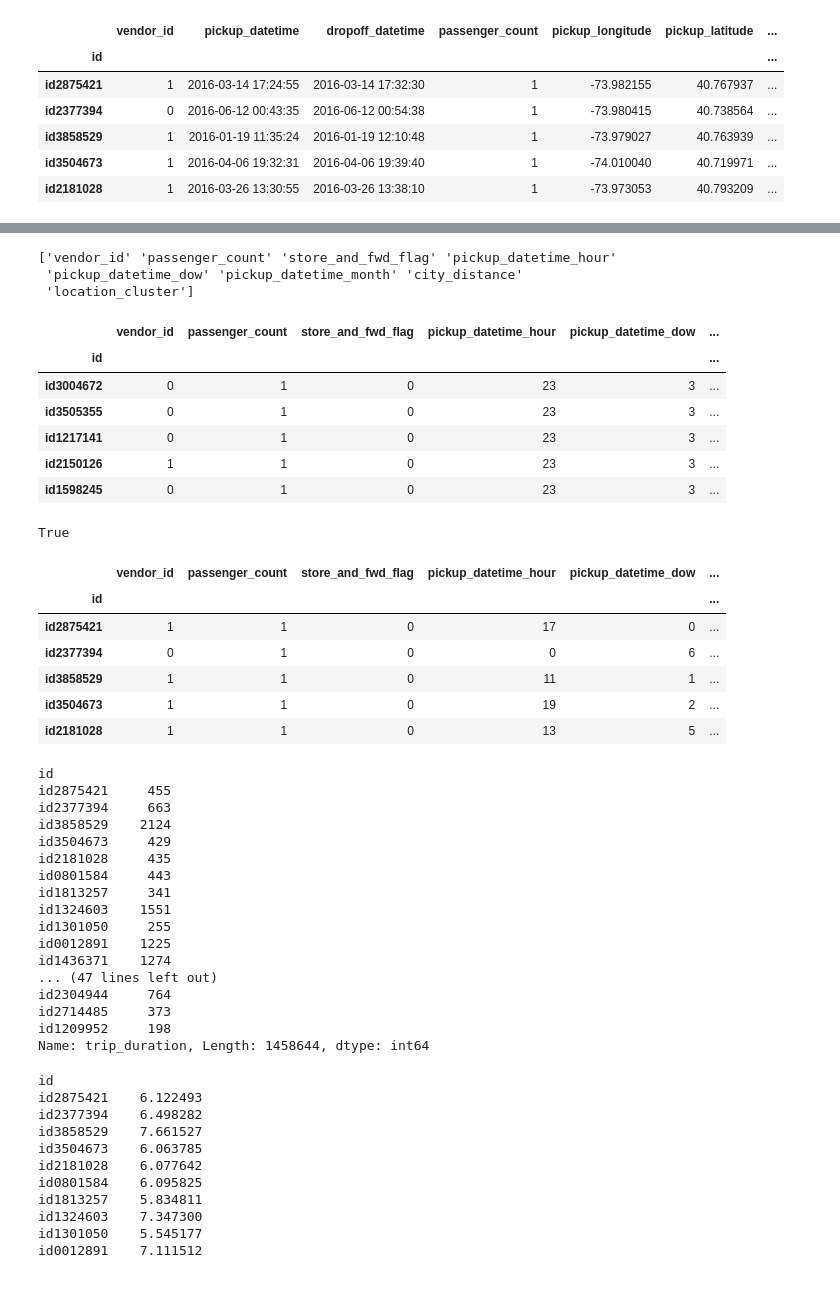
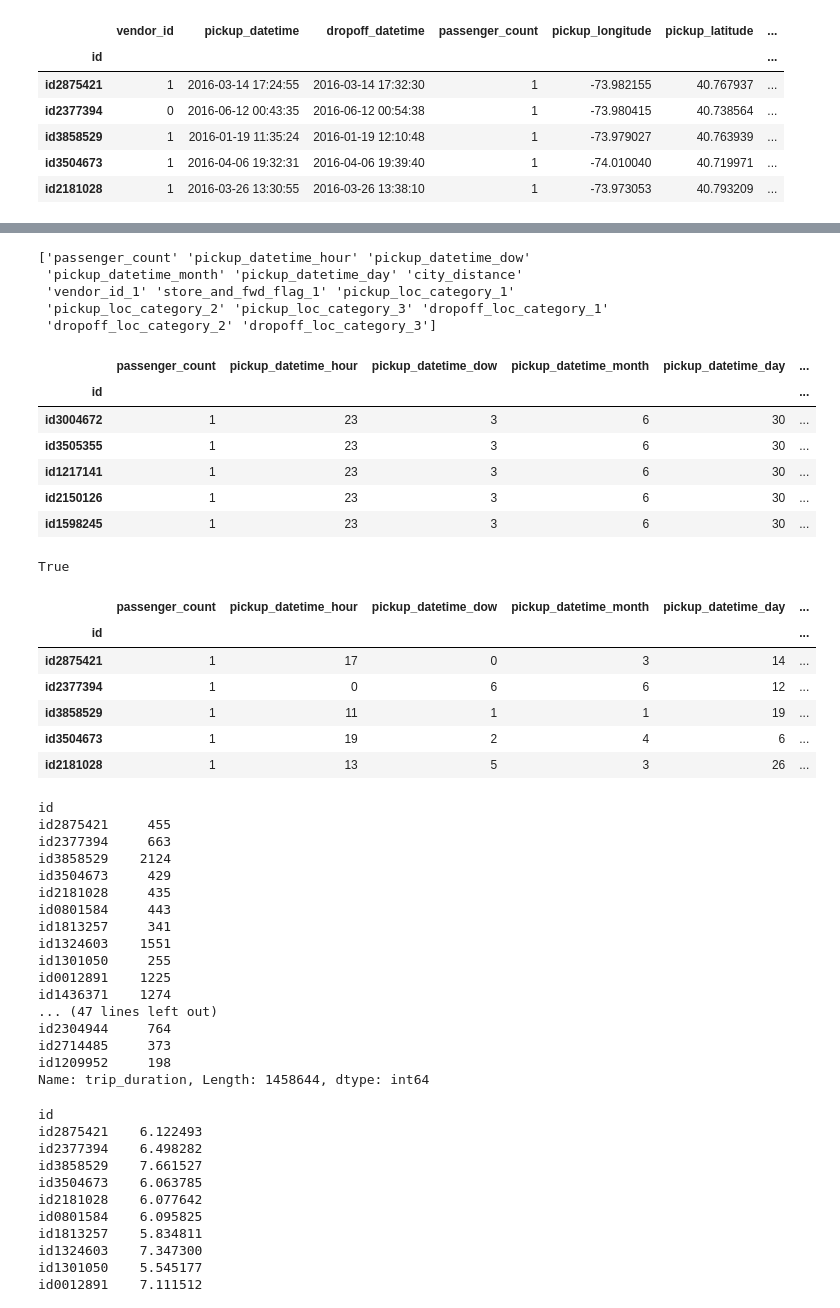
Before and after one commit to doneill612/HETIC-Datascience, a Jupyter notebook: kaggle_kernel.ipynb, the cells around one changed output, grey strips where cells are left out. Cells and saved outputs as stored; diff of their text form; code cells hidden in the pictures.

```diff
--- a/kaggle_kernel.ipynb
+++ b/kaggle_kernel.ipynb
@@ -180,18 +181,22 @@ test = restore_test()
 pickup_hour = train['pickup_datetime'].dt.hour
 pickup_dow = train['pickup_datetime'].dt.dayofweek
 pickup_month = train['pickup_datetime'].dt.month
+pickup_day = train['pickup_datetime'].dt.day
 
 pickup_hour_test = test['pickup_datetime'].dt.hour
 pickup_dow_test = test['pickup_datetime'].dt.dayofweek
 pickup_month_test = test['pickup_datetime'].dt.month
+pickup_day_test = test['pickup_datetime'].dt.day
 
 train['pickup_datetime_hour'] = pickup_hour
 train['pickup_datetime_dow'] = pickup_dow
 train['pickup_datetime_month'] = pickup_month
+train['pickup_datetime_day'] = pickup_day
 
 test['pickup_datetime_hour'] = pickup_hour_test
 test['pickup_datetime_dow'] = pickup_dow_test
 test['pickup_datetime_month'] = pickup_month_test
+test['pickup_datetime_day'] = pickup_day_test
 
 display(train.head())
 display(test.head())
@@ -672,0 +717,7 @@ display(train_set.head())
+# %%
+test_set = pd.concat([test_set,
+            pd.get_dummies(test_set['vendor_id'], drop_first=True, prefix='vendor_id'),
+            pd.get_dummies(test_set['store_and_fwd_flag'], drop_first=True, prefix='store_and_fwd_flag'),
+            pd.get_dummies(test_set['pickup_loc_category'], drop_first=True, prefix='pickup_loc_category'),
+            pd.get_dummies(test_set['dropoff_loc_catetory'], drop_first=True, prefix='dropoff_loc_category')], axis=1)
+test_set.head()
@@ -673,22 +731,26 @@ display(train_set.head())
 # %%
 test_set.set_index('id', inplace=True)
-test_set.drop(['pickup_datetime',
-               'pickup_longitude', 'pickup_latitude',
-               'dropoff_longitude', 'dropoff_latitude'],
+test_set.drop([ 'pickup_datetime',
+                'pickup_longitude', 'pickup_latitude',
+                'dropoff_longitude', 'vendor_id', 'store_and_fwd_flag',
+                'pickup_loc_category', 'dropoff_latitude', 'dropoff_loc_catetory'],
                axis=1, inplace=True)
+
 print(test_set.columns.values)
 display(test_set.head())
 # %% [output]
-['vendor_id' 'passenger_count' 'store_and_fwd_flag' 'pickup_datetime_hour'
- 'pickup_datetime_dow' 'pickup_datetime_month' 'city_distance'
- 'location_cluster']
+['passenger_count' 'pickup_datetime_hour' 'pickup_datetime_dow'
+ 'pickup_datetime_month' 'pickup_datetime_day' 'city_distance'
+ 'vendor_id_1' 'store_and_fwd_flag_1' 'pickup_loc_category_1'
+ 'pickup_loc_category_2' 'pickup_loc_category_3' 'dropoff_loc_category_1'
+ 'dropoff_loc_category_2' 'dropoff_loc_category_3']
-|  | vendor_id | passenger_count | store_and_fwd_flag | pickup_datetime_hour | pickup_datetime_dow | ... |
+|  | passenger_count | pickup_datetime_hour | pickup_datetime_dow | pickup_datetime_month | pickup_datetime_day | ... |
 | id |  |  |  |  |  | ... |
-| id3004672 | 0 | 1 | 0 | 23 | 3 | ... |
-| id3505355 | 0 | 1 | 0 | 23 | 3 | ... |
-| id1217141 | 0 | 1 | 0 | 23 | 3 | ... |
-| id2150126 | 1 | 1 | 0 | 23 | 3 | ... |
-| id1598245 | 0 | 1 | 0 | 23 | 3 | ... |
+| id3004672 | 1 | 23 | 3 | 6 | 30 | ... |
+| id3505355 | 1 | 23 | 3 | 6 | 30 | ... |
+| id1217141 | 1 | 23 | 3 | 6 | 30 | ... |
+| id2150126 | 1 | 23 | 3 | 6 | 30 | ... |
+| id1598245 | 1 | 23 | 3 | 6 | 30 | ... |
 # %%
 train_set.shape[1] - 1 == test_set.shape[1] # make sure columns match
 # %% [output]
@@ -698,15 +760,14 @@ X_train = train_set.drop('trip_duration', axis=1)
 y_train = train_set['trip_duration']
 
 display(X_train.head())
-display(y_train)
 # %% [output]
-|  | vendor_id | passenger_count | store_and_fwd_flag | pickup_datetime_hour | pickup_datetime_dow | ... |
+|  | passenger_count | pickup_datetime_hour | pickup_datetime_dow | pickup_datetime_month | pickup_datetime_day | ... |
 | id |  |  |  |  |  | ... |
-| id2875421 | 1 | 1 | 0 | 17 | 0 | ... |
-| id2377394 | 0 | 1 | 0 | 0 | 6 | ... |
-| id3858529 | 1 | 1 | 0 | 11 | 1 | ... |
-| id3504673 | 1 | 1 | 0 | 19 | 2 | ... |
-| id2181028 | 1 | 1 | 0 | 13 | 5 | ... |
+| id2875421 | 1 | 17 | 0 | 3 | 14 | ... |
+| id2377394 | 1 | 0 | 6 | 6 | 12 | ... |
+| id3858529 | 1 | 11 | 1 | 1 | 19 | ... |
+| id3504673 | 1 | 19 | 2 | 4 | 6 | ... |
+| id2181028 | 1 | 13 | 5 | 3 | 26 | ... |
 id
 id2875421     455
 id2377394     663
```
Also changed, not shown: parts of 54 cells of this notebook.
